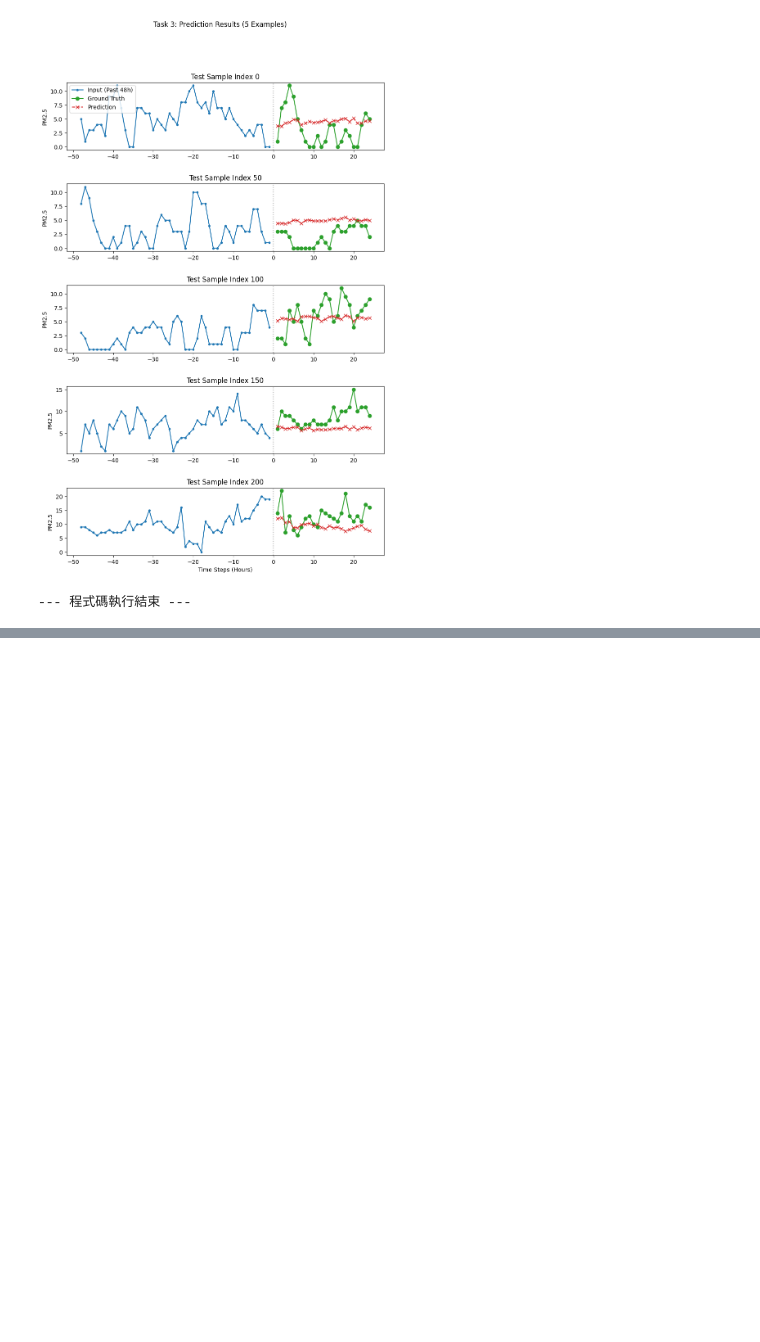
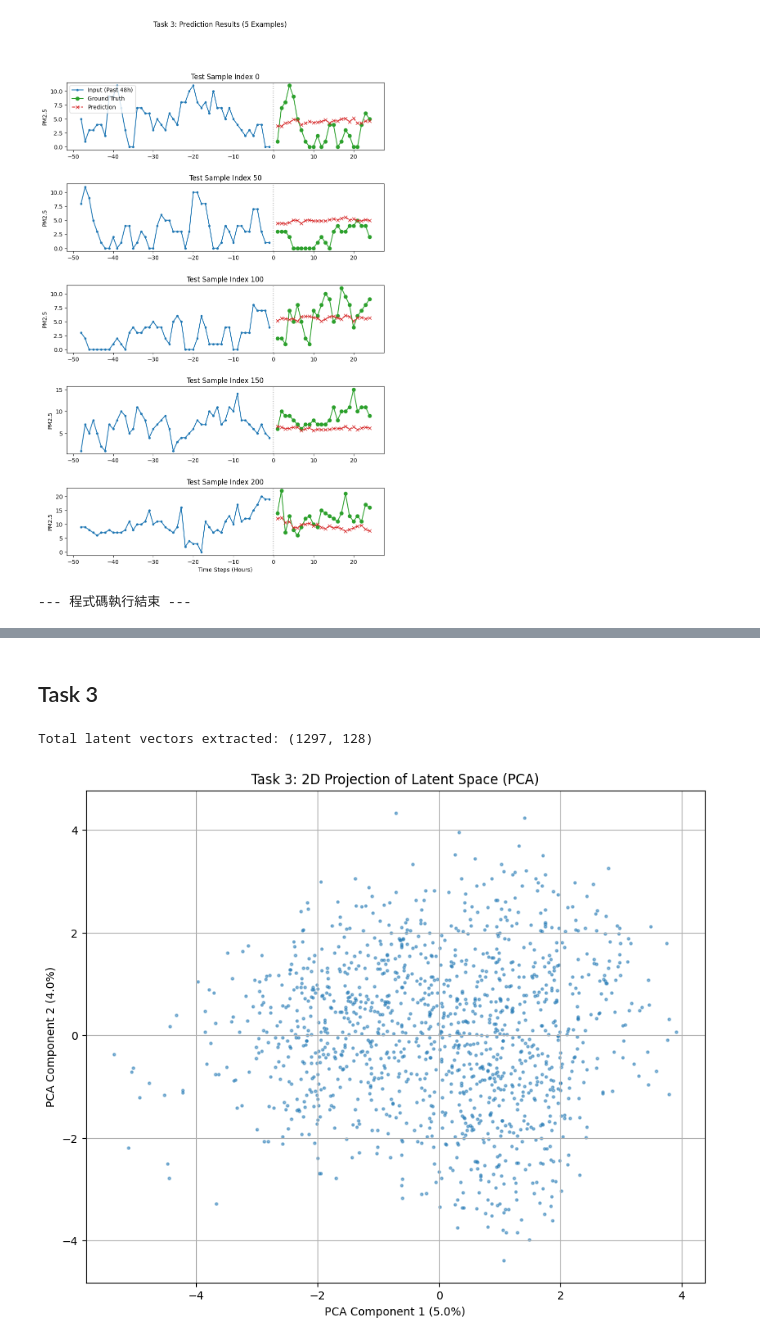
Before and after one commit to jcpan821/DL, a Jupyter notebook: 作業/HW3/hw3_114033607.ipynb, the cells around one changed output, grey strips where cells are left out. Saved outputs shown, nothing was run; the diff lists cells and outputs as text; code cells hidden in the pictures; blank space fills up the shorter version.

```diff
--- a/作業/HW3/hw3_114033607.ipynb
+++ b/作業/HW3/hw3_114033607.ipynb
@@ -501,0 +739,38 @@ imshow(grid_img, title="Task 1: Preprocessed Lego Minifigures (64x64)")
+# %% [markdown]
+## Task 3
+# %%
+
+# 假設 model 和 test_loader 已經存在於記憶體中
+model.eval()
+
+# 1. 提取潛在向量 (Latent Vectors)
+latent_vectors = []
+for data in test_loader:
+    data = data.to(device)
+    with torch.no_grad():
+        # 只取 mu (平均值) 作為潛在向量 z 的代表
+        h = model.encoder(data)
+        h = h.view(h.size(0), -1)
+        mu = model.fc_mu(h)
+        latent_vectors.append(mu.cpu().numpy())
+
+Z = np.concatenate(latent_vectors, axis=0)
+print(f"Total latent vectors extracted: {Z.shape}")
+
+# 2. PCA 降維至 2D
+pca = PCA(n_components=2)
+Z_2d = pca.fit_transform(Z)
+
+# 3. 視覺化潛在空間
+plt.figure(figsize=(10, 8))
+# 我們可以將 PM2.5 的概念應用到這裡: 依照潛在向量的 L2 範數來給點上色 (輔助分析)
+# 這裡簡單繪製，顏色統一
+plt.scatter(Z_2d[:, 0], Z_2d[:, 1], alpha=0.5, s=5)
+plt.title('Task 3: 2D Projection of Latent Space (PCA)')
+plt.xlabel(f'PCA Component 1 ({pca.explained_variance_ratio_[0]*100:.1f}%)')
+plt.ylabel(f'PCA Component 2 ({pca.explained_variance_ratio_[1]*100:.1f}%)')
+plt.grid(True)
+plt.show()
+# %% [output]
+Total latent vectors extracted: (1297, 128)
+[figure, added]
```
Also changed, not shown: parts of 13 cells of this notebook.
